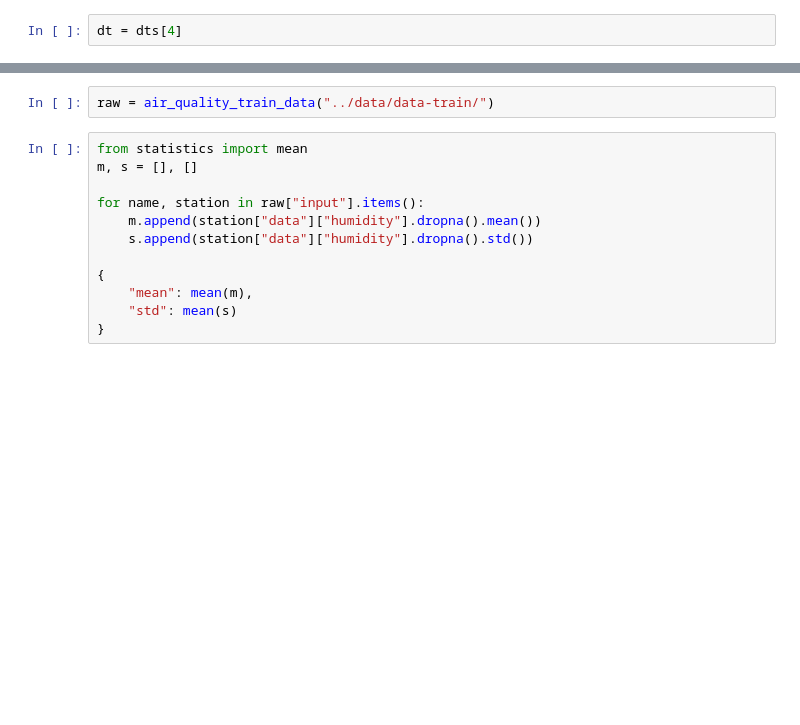
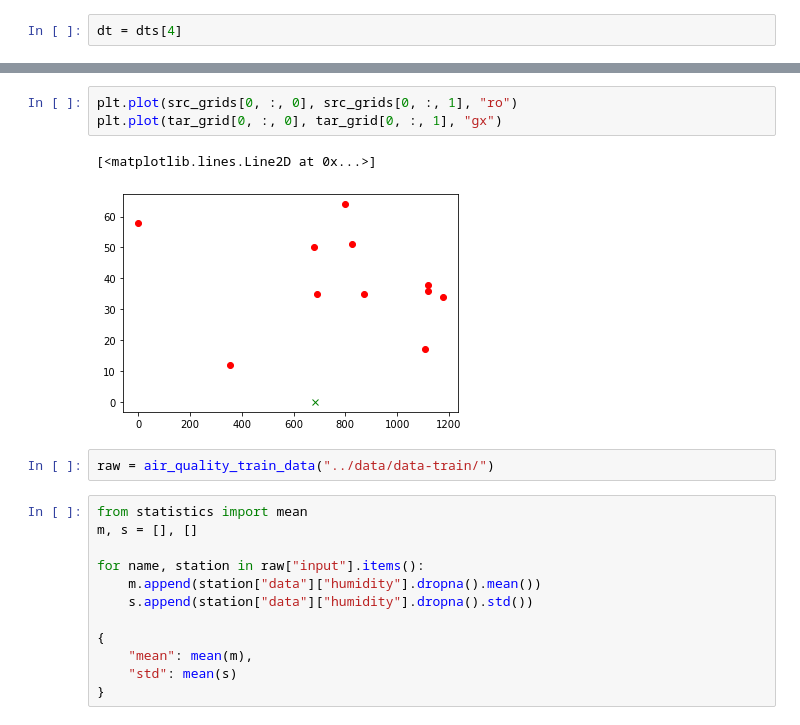
Before and after one commit to hoang1007/air-quality-forecasting, a Jupyter notebook: src/draft.ipynb, the cells around one changed output, grey strips where cells are left out. Cells and saved outputs as stored; diff of their text form; blank space fills up the shorter version.

```diff
--- a/src/draft.ipynb
+++ b/src/draft.ipynb
@@ -94,3 +160,9 @@ KeyError: 'gt_target'
+# %%
+plt.plot(src_grids[0, :, 0], src_grids[0, :, 1], "ro")
+plt.plot(tar_grid[0, :, 0], tar_grid[0, :, 1], "gx")
+# %% [output]
+[<matplotlib.lines.Line2D at 0x...>]
+[figure, added]
 # %%
 raw = air_quality_train_data("../data/data-train/")
 # %%
```
Also changed, not shown: parts of 24 cells of this notebook, 25 other files.
